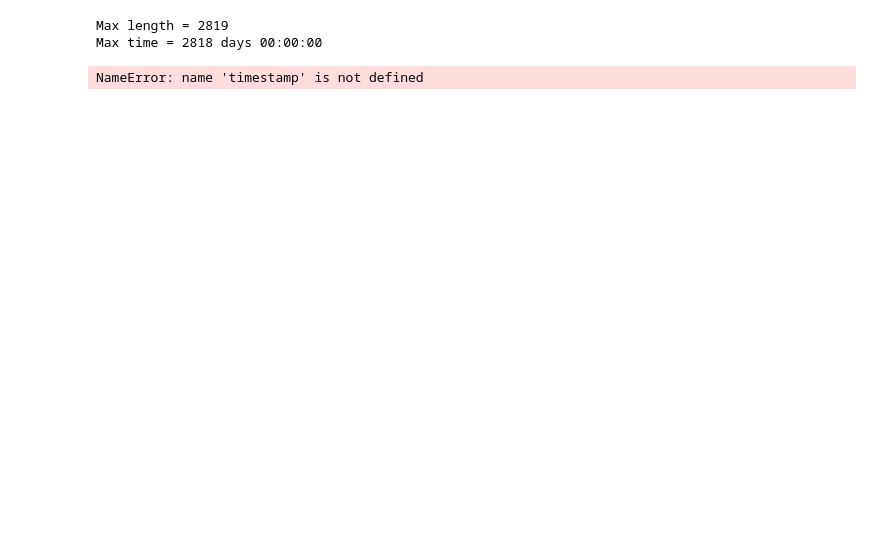
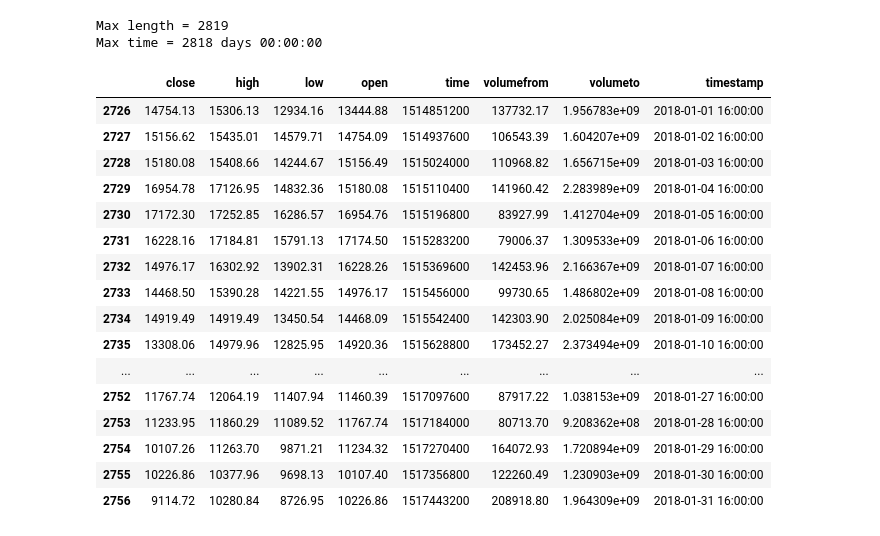
Before and after one commit to Erik-AR/cryptoproject, a Jupyter notebook: 7_days_of_CryptoData.ipynb, the cells around one changed output. Drawn from its saved outputs; the diff is of its cells as text; code cells hidden in the pictures; blank space fills up the shorter version.

```diff
--- a/7_days_of_CryptoData.ipynb
+++ b/7_days_of_CryptoData.ipynb
@@ -24,9 +24,26 @@ def daily_price_historical(symbol, comparison_symbol, all_data=True, limit=1, ag
 # %%
 df = daily_price_historical('BTC', 'USD')
 print('Max length = %s' % len(df))
 print('Max time = %s' % (df.timestamp.max() -df.timestamp.min()))
-df.tail(100)
+df_93 = df.tail(93)
+df_93[df_93.timestamp<'20180201']
 # %% [output]
 Max length = 2819
 Max time = 2818 days 00:00:00
-NameError: name 'timestamp' is not defined
+|  | close | high | low | open | time | volumefrom | volumeto | timestamp |
+| 2726 | 14754.13 | 15306.13 | 12934.16 | 13444.88 | 1514851200 | 137732.17 | 1.956783e+09 | 2018-01-01 16:00:00 |
+| 2727 | 15156.62 | 15435.01 | 14579.71 | 14754.09 | 1514937600 | 106543.39 | 1.604207e+09 | 2018-01-02 16:00:00 |
+| 2728 | 15180.08 | 15408.66 | 14244.67 | 15156.49 | 1515024000 | 110968.82 | 1.656715e+09 | 2018-01-03 16:00:00 |
+| 2729 | 16954.78 | 17126.95 | 14832.36 | 15180.08 | 1515110400 | 141960.42 | 2.283989e+09 | 2018-01-04 16:00:00 |
+| 2730 | 17172.30 | 17252.85 | 16286.57 | 16954.76 | 1515196800 | 83927.99 | 1.412704e+09 | 2018-01-05 16:00:00 |
+| 2731 | 16228.16 | 17184.81 | 15791.13 | 17174.50 | 1515283200 | 79006.37 | 1.309533e+09 | 2018-01-06 16:00:00 |
+| 2732 | 14976.17 | 16302.92 | 13902.31 | 16228.26 | 1515369600 | 142453.96 | 2.166367e+09 | 2018-01-07 16:00:00 |
+| 2733 | 14468.50 | 15390.28 | 14221.55 | 14976.17 | 1515456000 | 99730.65 | 1.486802e+09 | 2018-01-08 16:00:00 |
+| 2734 | 14919.49 | 14919.49 | 13450.54 | 14468.09 | 1515542400 | 142303.90 | 2.025084e+09 | 2018-01-09 16:00:00 |
+| 2735 | 13308.06 | 14979.96 | 12825.95 | 14920.36 | 1515628800 | 173452.27 | 2.373494e+09 | 2018-01-10 16:00:00 |
+| ... | ... | ... | ... | ... | ... | ... | ... | ... |
+| 2752 | 11767.74 | 12064.19 | 11407.94 | 11460.39 | 1517097600 | 87917.22 | 1.038153e+09 | 2018-01-27 16:00:00 |
+| 2753 | 11233.95 | 11860.29 | 11089.52 | 11767.74 | 1517184000 | 80713.70 | 9.208362e+08 | 2018-01-28 16:00:00 |
+| 2754 | 10107.26 | 11263.70 | 9871.21 | 11234.32 | 1517270400 | 164072.93 | 1.720894e+09 | 2018-01-29 16:00:00 |
+| 2755 | 10226.86 | 10377.96 | 9698.13 | 10107.40 | 1517356800 | 122260.49 | 1.230903e+09 | 2018-01-30 16:00:00 |
+| 2756 | 9114.72 | 10280.84 | 8726.95 | 10226.86 | 1517443200 | 208918.80 | 1.964309e+09 | 2018-01-31 16:00:00 |
```
Also changed, not shown: parts of 1 cell of this notebook.
